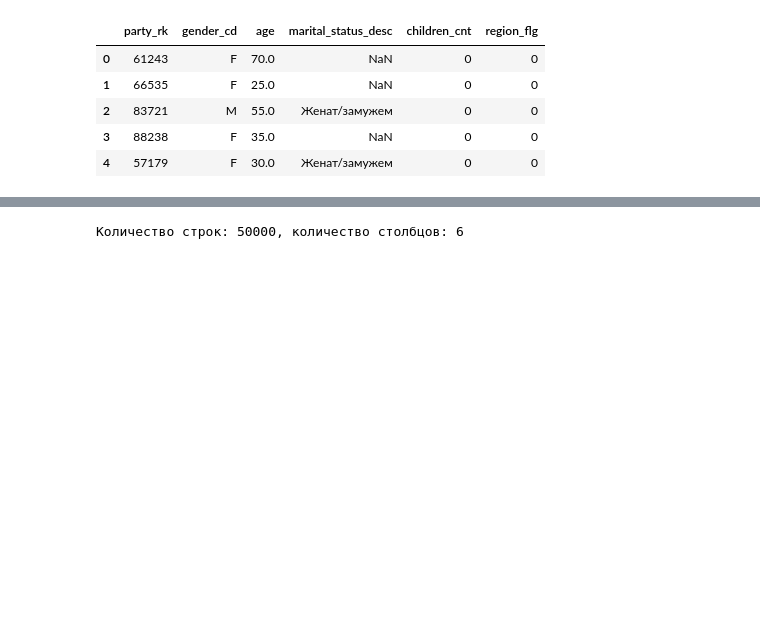
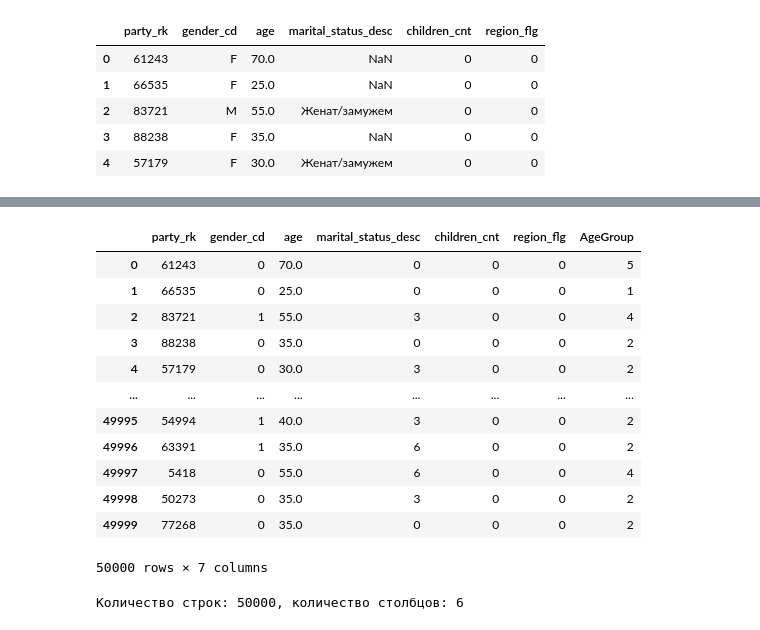
Before and after one commit to Stuksus/Hakaton_Finodays, a Jupyter notebook: temp_version.ipynb, the cells around one changed output, grey strips where cells are left out. Saved outputs shown, nothing was run; the diff lists cells and outputs as text; code cells hidden in the pictures; blank space fills up the shorter version.

```diff
--- a/temp_version.ipynb
+++ b/temp_version.ipynb
@@ -172,3 +209,35 @@ df_socdem.head()
+# %%
+# Agegroup - ктегориальный признак, переведем его в тип int
+le = preprocessing.LabelEncoder()
+le.fit(df_socdem['marital_status_desc'])
+df_socdem['AgeGroup'] = le.transform(df_socdem['AgeGroup'])
+# %%
+# Я НЕ УБИРАЛА NAN
+df_socdem['marital_status_desc'] = df_socdem['marital_status_desc'].astype(str)
+# %%
+le.fit(df_socdem['marital_status_desc'])
+df_socdem['marital_status_desc'] = le.transform(df_socdem['marital_status_desc'])
+# %%
+# Я НЕ УБИРАЛА NAN
+df_socdem['gender_cd'] = df_socdem['gender_cd'].astype(str)
+le.fit(df_socdem['gender_cd'])
+df_socdem['gender_cd'] = le.transform(df_socdem['gender_cd'])
+# %%
+df_socdem
+# %% [output]
+|  | party_rk | gender_cd | age | marital_status_desc | children_cnt | region_flg | AgeGroup |
+| 0 | 61243 | 0 | 70.0 | 0 | 0 | 0 | 5 |
+| 1 | 66535 | 0 | 25.0 | 0 | 0 | 0 | 1 |
+| 2 | 83721 | 1 | 55.0 | 3 | 0 | 0 | 4 |
+| 3 | 88238 | 0 | 35.0 | 0 | 0 | 0 | 2 |
+| 4 | 57179 | 0 | 30.0 | 3 | 0 | 0 | 2 |
+| ... | ... | ... | ... | ... | ... | ... | ... |
+| 49995 | 54994 | 1 | 40.0 | 3 | 0 | 0 | 2 |
+| 49996 | 63391 | 1 | 35.0 | 6 | 0 | 0 | 2 |
+| 49997 | 5418 | 0 | 55.0 | 6 | 0 | 0 | 4 |
+| 49998 | 50273 | 0 | 35.0 | 3 | 0 | 0 | 2 |
+| 49999 | 77268 | 0 | 35.0 | 0 | 0 | 0 | 2 |
+50000 rows × 7 columns
 # %%
 print('Количество строк: {}, количество столбцов: {}'.format(df_socdem.shape[0], df_socdem.shape[1]))
 # %% [output]
```
Also changed, not shown: parts of 30 cells of this notebook.
